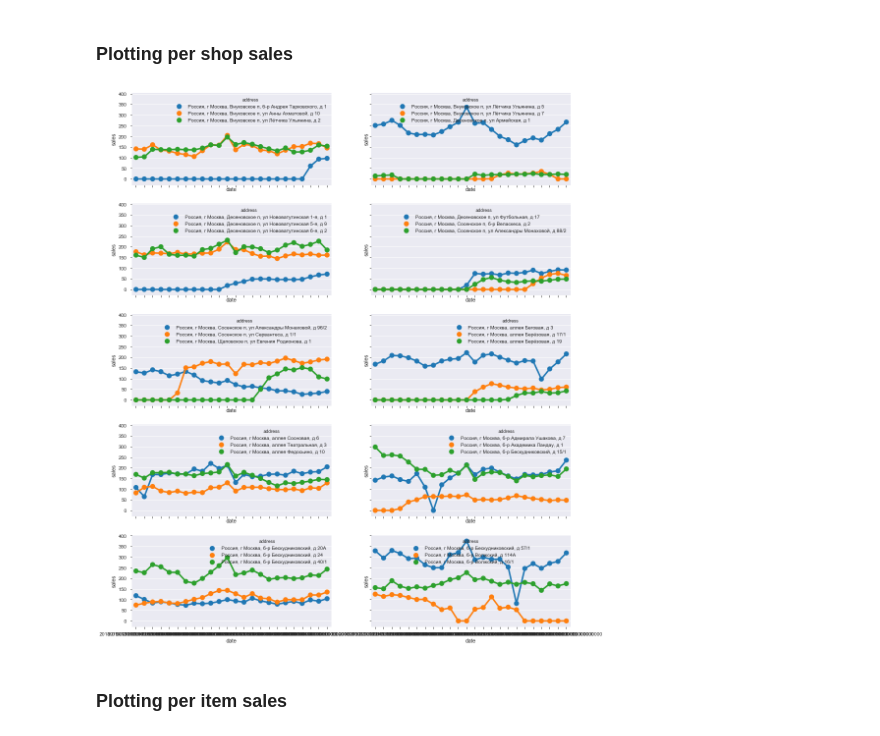
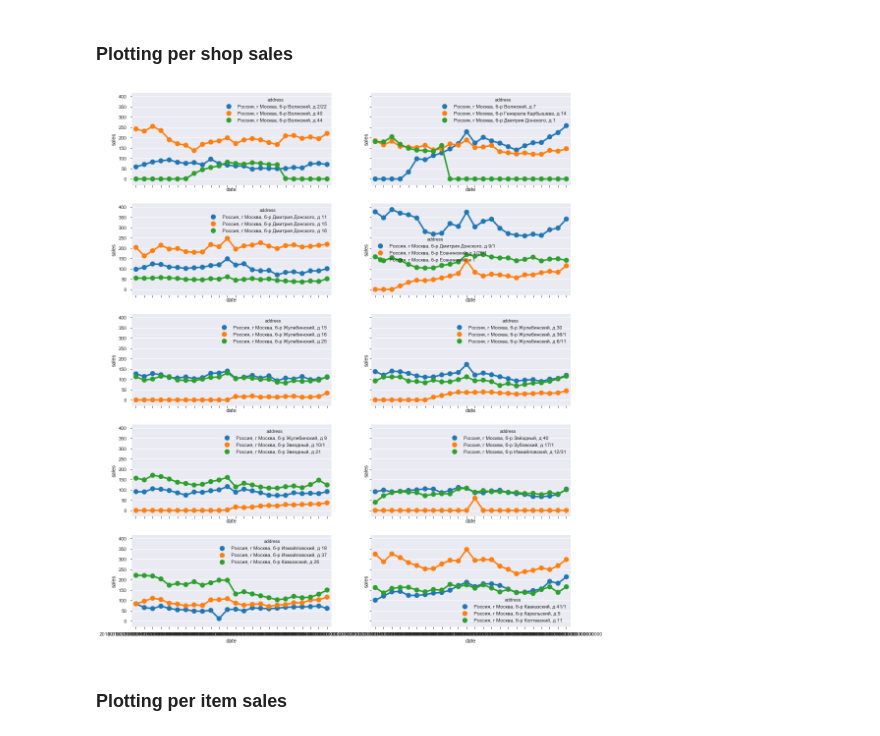
Before and after one commit to denis19973/projector-course_work, a Jupyter notebook: notebooks/EDA.ipynb, the cells around one changed output. Cells and saved outputs as stored; diff of their text form; code cells hidden in the pictures.

```diff
--- a/notebooks/EDA.ipynb
+++ b/notebooks/EDA.ipynb
@@ -74,20 +74,20 @@ grouped_by_address = pd.DataFrame(df.groupby(['address', 'date'])['sales'].sum()
 # %%
 fig, axes = plt.subplots(nrows=5, ncols=2, sharex=True, sharey=True, figsize=(16,20))
 num_graph = 10
 id_per_graph = 72
-count = 0
+count = 10
 for i in range(5):
     for j in range(2):
         sns.pointplot(
             x='date',
             y='sales',
             hue='address',
             data=grouped_by_address.loc[(grouped_by_address.index >= count*id_per_graph) & (grouped_by_address.index < (count+1)*id_per_graph)],
             ax=axes[i][j],
         )
         count += 1
 # %% [output]
-[figure, old version]
+[figure, new version]
 # %% [markdown]
 ### Plotting per item sales
 # %%
```
Also changed, not shown: parts of 11 cells of this notebook.
